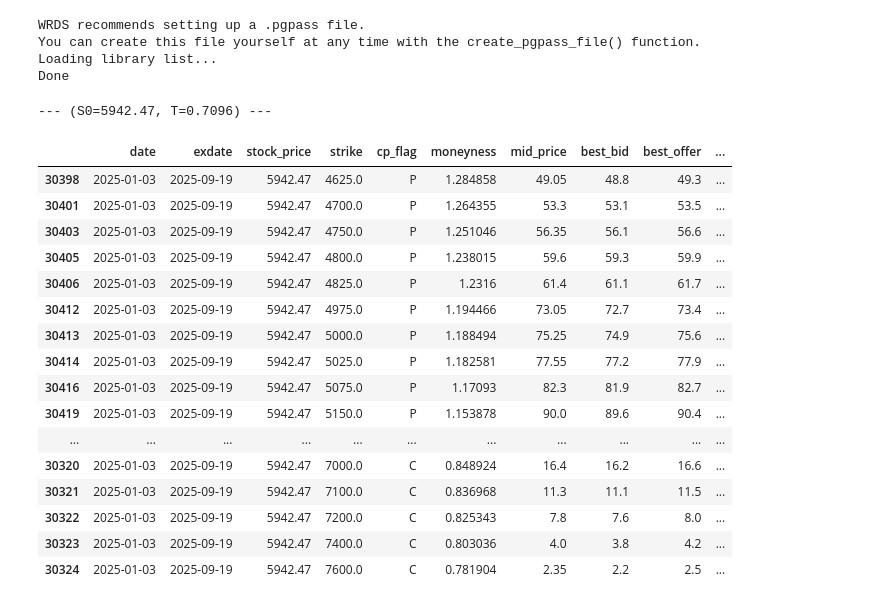
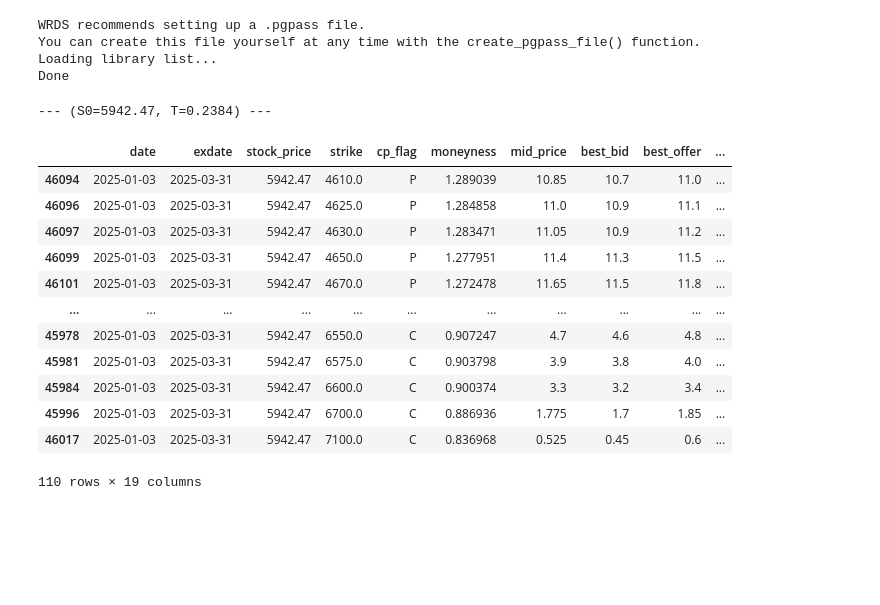
Before and after one commit to leandreisk/rbergomi-replication, a Jupyter notebook: notebooks/optimize_smile.ipynb, the cells around one changed output. Drawn from its saved outputs; the diff is of its cells as text; code cells hidden in the pictures; blank space fills up the shorter version.

```diff
--- a/notebooks/optimize_smile.ipynb
+++ b/notebooks/optimize_smile.ipynb
@@ -80,28 +80,24 @@ Done
 # %%
 from src.utils.cleaning import clean_and_filter_options, get_calibration_snapshot
 df_clean = clean_and_filter_options(df_result)
 
-calib_slice, T_exact, S0, r = get_calibration_snapshot(df_clean, '2025-01-03', 259/365)
+calib_slice, T_exact, S0, r = get_calibration_snapshot(df_clean, '2025-01-03', 3/12)
 
 print(f"\n--- (S0={S0}, T={T_exact:.4f}) ---")
 calib_slice.sort_values("moneyness", ascending=False, inplace=True)
 calib_slice
 # %% [output]
---- (S0=5942.47, T=0.7096) ---
+--- (S0=5942.47, T=0.2384) ---
 |  | date | exdate | stock_price | strike | cp_flag | moneyness | mid_price | best_bid | best_offer | ... |
-| 30398 | 2025-01-03 | 2025-09-19 | 5942.47 | 4625.0 | P | 1.284858 | 49.05 | 48.8 | 49.3 | ... |
-| 30401 | 2025-01-03 | 2025-09-19 | 5942.47 | 4700.0 | P | 1.264355 | 53.3 | 53.1 | 53.5 | ... |
-| 30403 | 2025-01-03 | 2025-09-19 | 5942.47 | 4750.0 | P | 1.251046 | 56.35 | 56.1 | 56.6 | ... |
-| 30405 | 2025-01-03 | 2025-09-19 | 5942.47 | 4800.0 | P | 1.238015 | 59.6 | 59.3 | 59.9 | ... |
-| 30406 | 2025-01-03 | 2025-09-19 | 5942.47 | 4825.0 | P | 1.2316 | 61.4 | 61.1 | 61.7 | ... |
-| 30412 | 2025-01-03 | 2025-09-19 | 5942.47 | 4975.0 | P | 1.194466 | 73.05 | 72.7 | 73.4 | ... |
-| 30413 | 2025-01-03 | 2025-09-19 | 5942.47 | 5000.0 | P | 1.188494 | 75.25 | 74.9 | 75.6 | ... |
-| 30414 | 2025-01-03 | 2025-09-19 | 5942.47 | 5025.0 | P | 1.182581 | 77.55 | 77.2 | 77.9 | ... |
-| 30416 | 2025-01-03 | 2025-09-19 | 5942.47 | 5075.0 | P | 1.17093 | 82.3 | 81.9 | 82.7 | ... |
-| 30419 | 2025-01-03 | 2025-09-19 | 5942.47 | 5150.0 | P | 1.153878 | 90.0 | 89.6 | 90.4 | ... |
+| 46094 | 2025-01-03 | 2025-03-31 | 5942.47 | 4610.0 | P | 1.289039 | 10.85 | 10.7 | 11.0 | ... |
+| 46096 | 2025-01-03 | 2025-03-31 | 5942.47 | 4625.0 | P | 1.284858 | 11.0 | 10.9 | 11.1 | ... |
+| 46097 | 2025-01-03 | 2025-03-31 | 5942.47 | 4630.0 | P | 1.283471 | 11.05 | 10.9 | 11.2 | ... |
+| 46099 | 2025-01-03 | 2025-03-31 | 5942.47 | 4650.0 | P | 1.277951 | 11.4 | 11.3 | 11.5 | ... |
+| 46101 | 2025-01-03 | 2025-03-31 | 5942.47 | 4670.0 | P | 1.272478 | 11.65 | 11.5 | 11.8 | ... |
 | ... | ... | ... | ... | ... | ... | ... | ... | ... | ... | ... |
-| 30320 | 2025-01-03 | 2025-09-19 | 5942.47 | 7000.0 | C | 0.848924 | 16.4 | 16.2 | 16.6 | ... |
-| 30321 | 2025-01-03 | 2025-09-19 | 5942.47 | 7100.0 | C | 0.836968 | 11.3 | 11.1 | 11.5 | ... |
-| 30322 | 2025-01-03 | 2025-09-19 | 5942.47 | 7200.0 | C | 0.825343 | 7.8 | 7.6 | 8.0 | ... |
-| 30323 | 2025-01-03 | 2025-09-19 | 5942.47 | 7400.0 | C | 0.803036 | 4.0 | 3.8 | 4.2 | ... |
-| 30324 | 2025-01-03 | 2025-09-19 | 5942.47 | 7600.0 | C | 0.781904 | 2.35 | 2.2 | 2.5 | ... |
+| 45978 | 2025-01-03 | 2025-03-31 | 5942.47 | 6550.0 | C | 0.907247 | 4.7 | 4.6 | 4.8 | ... |
+| 45981 | 2025-01-03 | 2025-03-31 | 5942.47 | 6575.0 | C | 0.903798 | 3.9 | 3.8 | 4.0 | ... |
+| 45984 | 2025-01-03 | 2025-03-31 | 5942.47 | 6600.0 | C | 0.900374 | 3.3 | 3.2 | 3.4 | ... |
+| 45996 | 2025-01-03 | 2025-03-31 | 5942.47 | 6700.0 | C | 0.886936 | 1.775 | 1.7 | 1.85 | ... |
+| 46017 | 2025-01-03 | 2025-03-31 | 5942.47 | 7100.0 | C | 0.836968 | 0.525 | 0.45 | 0.6 | ... |
+110 rows × 19 columns
```
Also changed, not shown: parts of 4 cells of this notebook.
